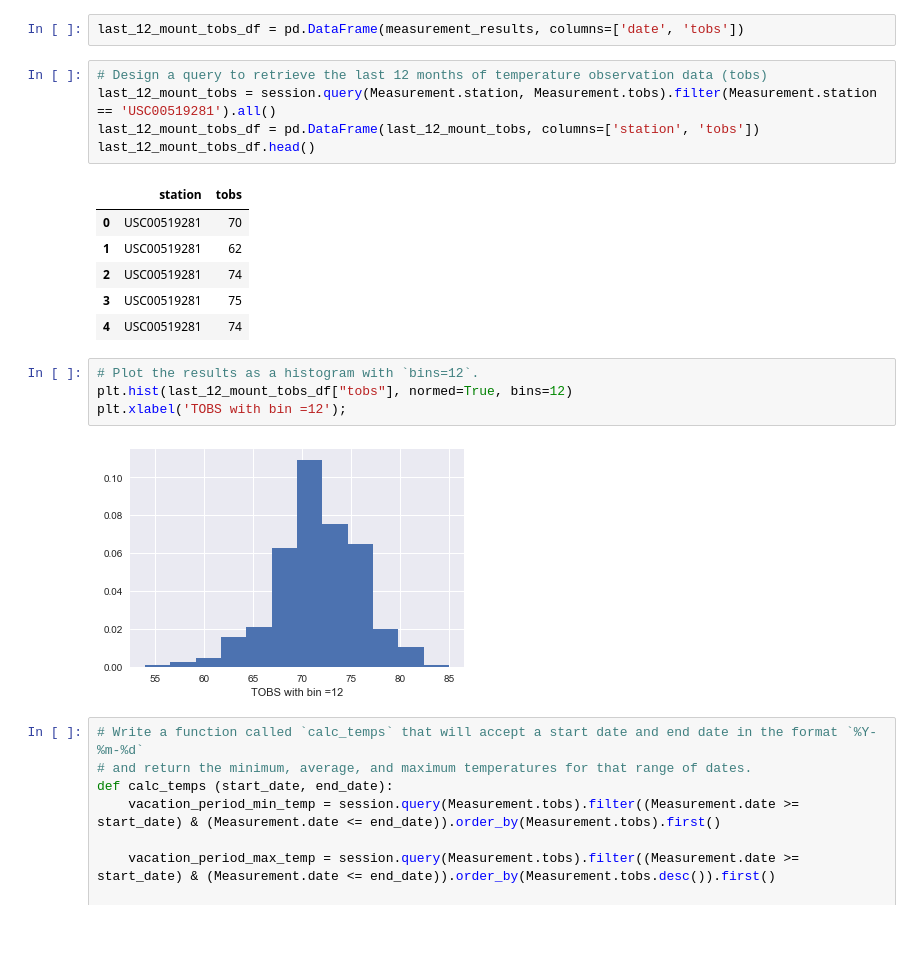
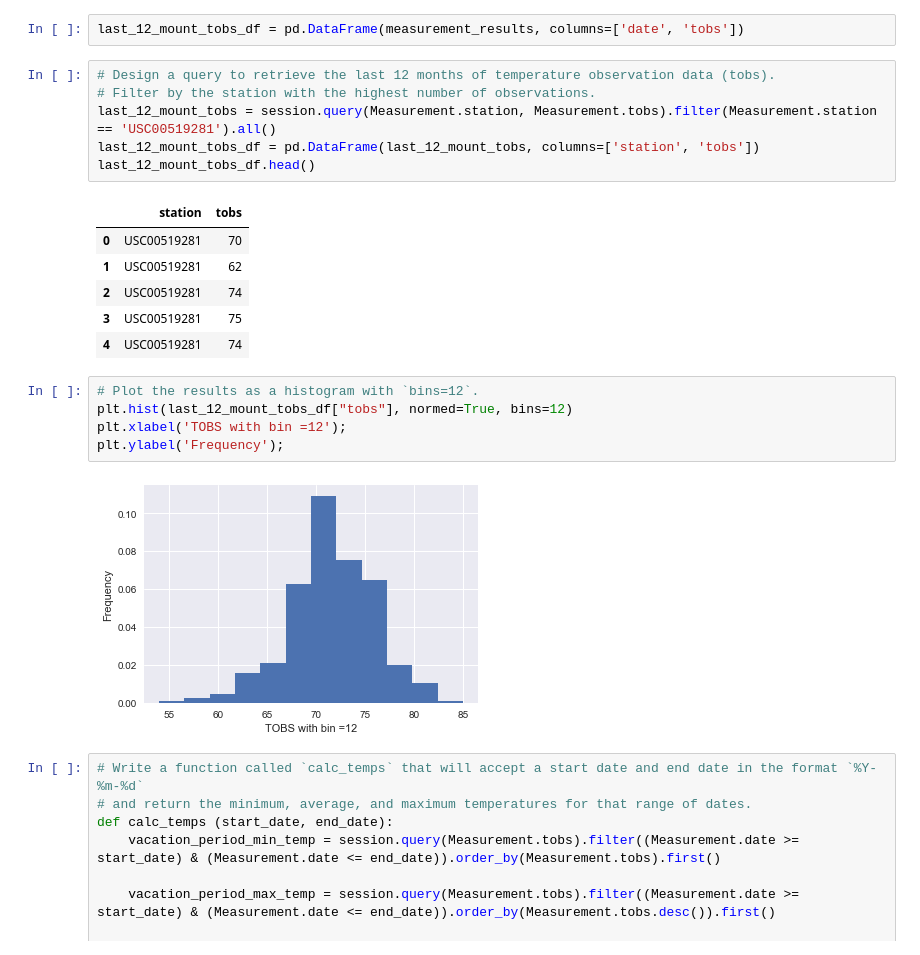
Before and after one commit to sinancengiz/data_storage_retrieval, a Jupyter notebook: climate_analysis.ipynb, the cells around one changed output. Cells and saved outputs as stored; diff of their text form.

```diff
--- a/climate_analysis.ipynb
+++ b/climate_analysis.ipynb
@@ -187,7 +194,8 @@ session.query(Measurement.station).group_by(Measurement.station).order_by(func.c
 # %%
 last_12_mount_tobs_df = pd.DataFrame(measurement_results, columns=['date', 'tobs'])
 # %%
-# Design a query to retrieve the last 12 months of temperature observation data (tobs)
+# Design a query to retrieve the last 12 months of temperature observation data (tobs).
+# Filter by the station with the highest number of observations.
 last_12_mount_tobs = session.query(Measurement.station, Measurement.tobs).filter(Measurement.station == 'USC00519281').all()
 last_12_mount_tobs_df = pd.DataFrame(last_12_mount_tobs, columns=['station', 'tobs'])
 last_12_mount_tobs_df.head()
@@ -201,9 +209,10 @@ last_12_mount_tobs_df.head()
 # %%
 # Plot the results as a histogram with `bins=12`.
 plt.hist(last_12_mount_tobs_df["tobs"], normed=True, bins=12)
 plt.xlabel('TOBS with bin =12');
+plt.ylabel('Frequency');
 # %% [output]
-[figure, old version]
+[figure, new version]
 # %%
 # Write a function called `calc_temps` that will accept a start date and end date in the format `%Y-%m-%d`
 # and return the minimum, average, and maximum temperatures for that range of dates.
```
Also changed, not shown: parts of 19 cells of this notebook, 7 other files.
